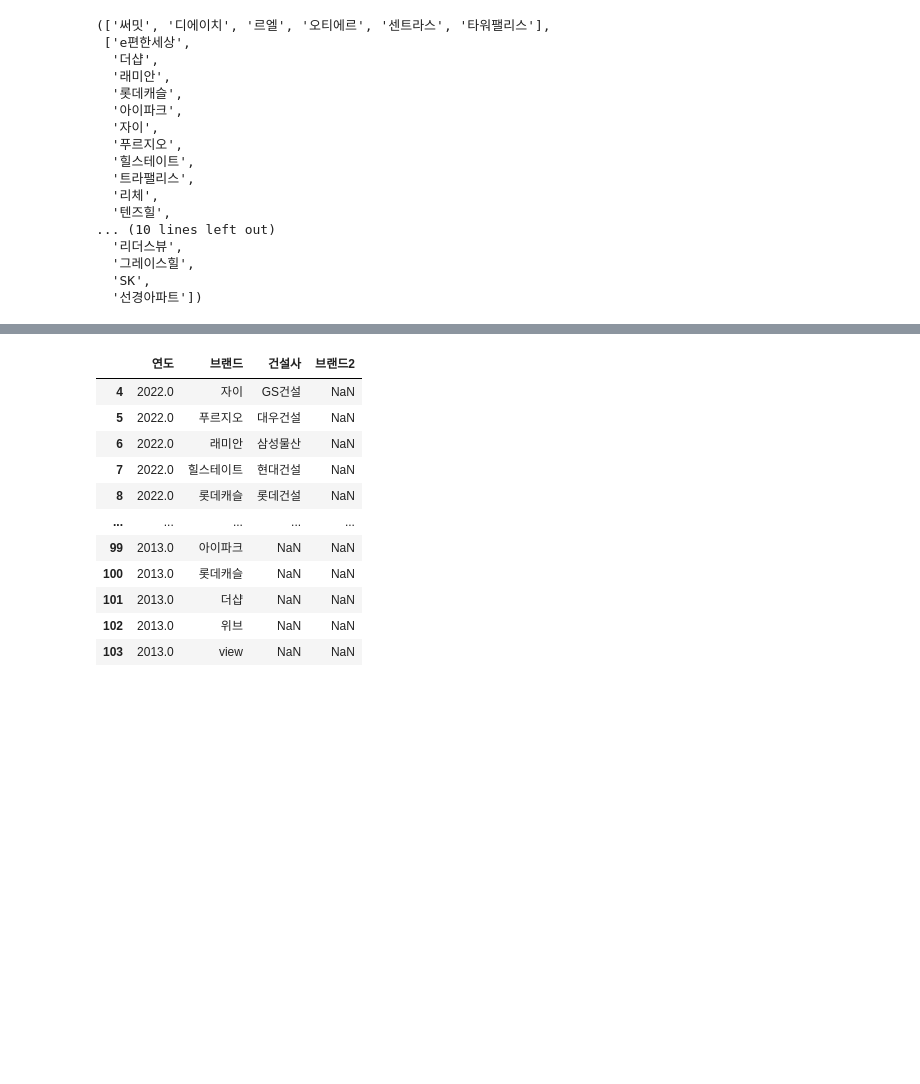
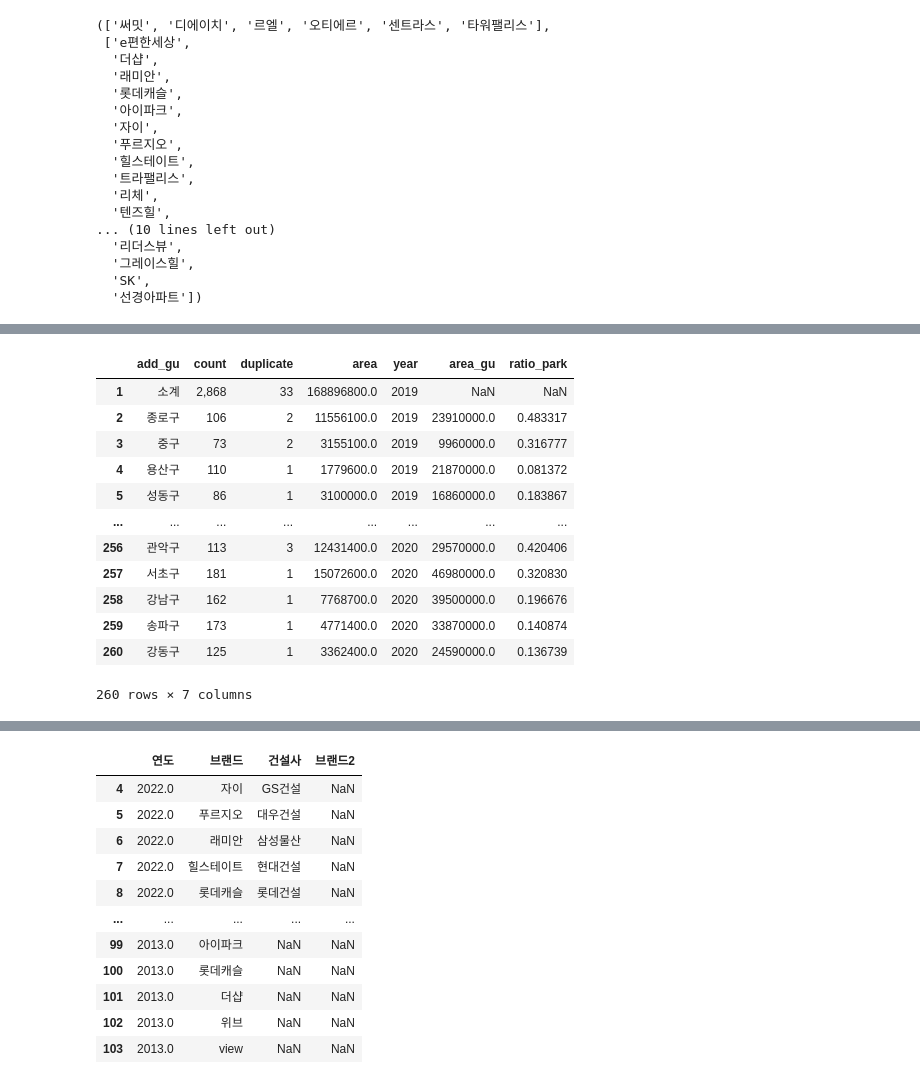
Before and after one commit to Jesimsim/ds-section2-project, a Jupyter notebook: section2_project_practice.ipynb, the cells around one changed output, grey strips where cells are left out. Cells and saved outputs as stored; diff of their text form; code cells hidden in the pictures; blank space fills up the shorter version.

```diff
--- a/section2_project_practice.ipynb
+++ b/section2_project_practice.ipynb
@@ -336,3 +337,22 @@ brand_highend, brand_top, brand_good  #호반써밋 제외
   '그레이스힐',
   'SK',
   '선경아파트'])
+# %%
+# 소비자물가지수 불러오기
+
+filename4 = '소비자물가지수_1010_2209.csv'
+df_cpi = pd.read_csv(filename4, encoding='utf-8', encoding_errors='ignore', engine='python', names=['연월','소비자물가지수'], header=None).iloc[1:]
+df_cpi['연월'] = df_cpi['연월'].astype('str')
+df_cpi['year'] = df_cpi['연월'].str.split('\.', -1).str[0]
+df_cpi['month'] = df_cpi['연월'].str.split('\.', -1).str[1]
+df_cpi['연월'] = df_cpi['연월'].str.replace('\.','')
+
+#오류수정
+df_cpi.month.unique() # df_cpi.month.unique() 1 > 01로
+for i in range(0,df_cpi.shape[0]):
+  if df_cpi.iloc[i, -1] == '1':
+    df_cpi.iloc[i, -1] = '01'
+df_cpi.month.unique()
+
+df_cpi = df_cpi[df_cpi['year'] >= '2013'].reset_index(drop=True)
+df_cpi.head()
@@ -338,0 +402,33 @@ brand_highend, brand_top, brand_good  #호반써밋 제외
+# %%
+#공원 불러오기 / area 1000m2 == 0.001km2
+filename5 = 'park.csv'
+df_park = pd.read_csv(filename5, encoding='utf-8', encoding_errors='ignore', engine='python', names=['add_gu','count','duplicate','area','year'], header=None).iloc[1:,:]
+
+filename6 = '자치구별면적.csv'
+df_area = pd.read_csv(filename6,encoding='utf-8', encoding_errors='ignore', engine='python').iloc[:25,:]
+df_area['면적_km2'] = df_area['면적_km2'].astype('float') * 1000000
+df_area = df_area.rename(columns={'면적_km2':'area_m2'})
+df_area
+
+# 해당하는 값에 할당 / 면적 m2으로 환산
+lst_park = df_area.자치구.values
+for i in range(0, len(lst_park)): #30초!!!
+  result = df_park[df_park['add_gu'].str.contains(lst_park[i])]
+  df_park.loc[list(result.index), 'area_gu'] = df_area.iloc[i, 1]
+df_park['area'] = df_park['area'].str.replace(',','').astype('float') * 1000
+df_park['ratio_park'] = df_park.area / df_park.area_gu
+df_park
+# %% [output]
+|  | add_gu | count | duplicate | area | year | area_gu | ratio_park |
+| 1 | 소계 | 2,868 | 33 | 168896800.0 | 2019 | NaN | NaN |
+| 2 | 종로구 | 106 | 2 | 11556100.0 | 2019 | 23910000.0 | 0.483317 |
+| 3 | 중구 | 73 | 2 | 3155100.0 | 2019 | 9960000.0 | 0.316777 |
+| 4 | 용산구 | 110 | 1 | 1779600.0 | 2019 | 21870000.0 | 0.081372 |
+| 5 | 성동구 | 86 | 1 | 3100000.0 | 2019 | 16860000.0 | 0.183867 |
+| ... | ... | ... | ... | ... | ... | ... | ... |
+| 256 | 관악구 | 113 | 3 | 12431400.0 | 2020 | 29570000.0 | 0.420406 |
+| 257 | 서초구 | 181 | 1 | 15072600.0 | 2020 | 46980000.0 | 0.320830 |
+| 258 | 강남구 | 162 | 1 | 7768700.0 | 2020 | 39500000.0 | 0.196676 |
+| 259 | 송파구 | 173 | 1 | 4771400.0 | 2020 | 33870000.0 | 0.140874 |
+| 260 | 강동구 | 125 | 1 | 3362400.0 | 2020 | 24590000.0 | 0.136739 |
+260 rows × 7 columns
```
Also changed, not shown: parts of 29 cells of this notebook.
